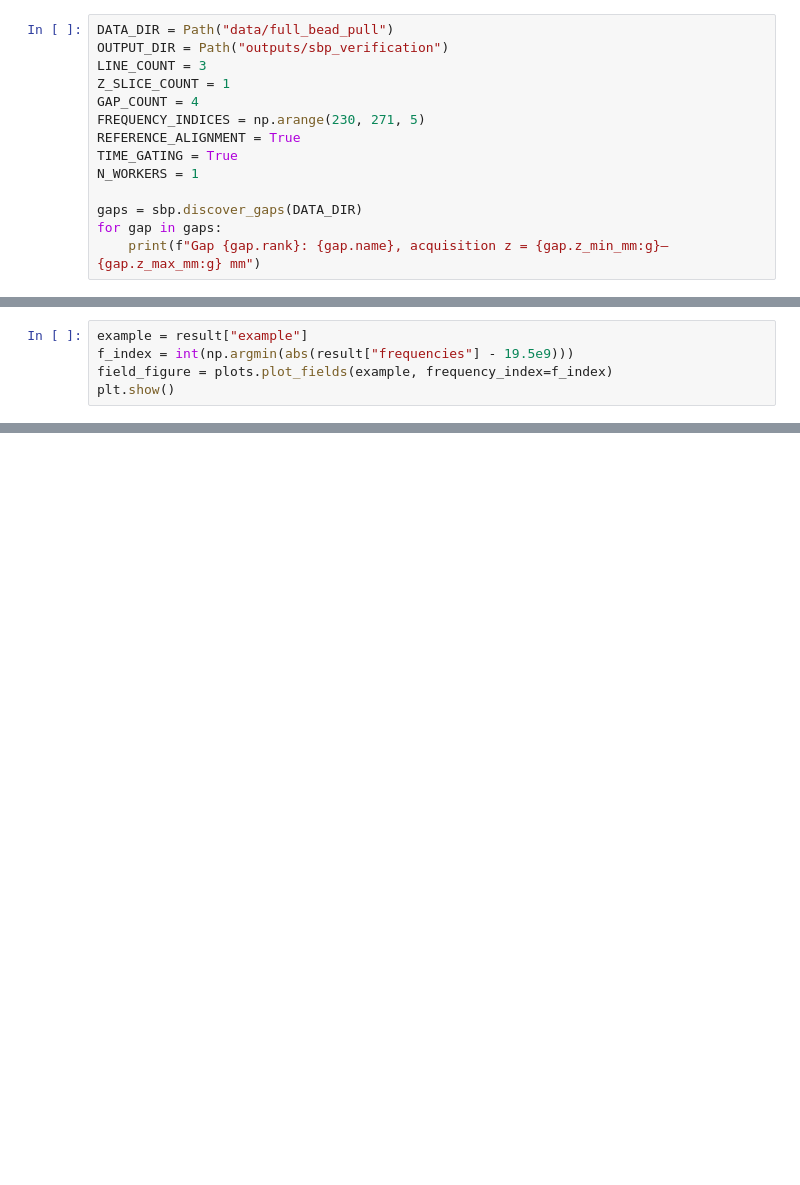
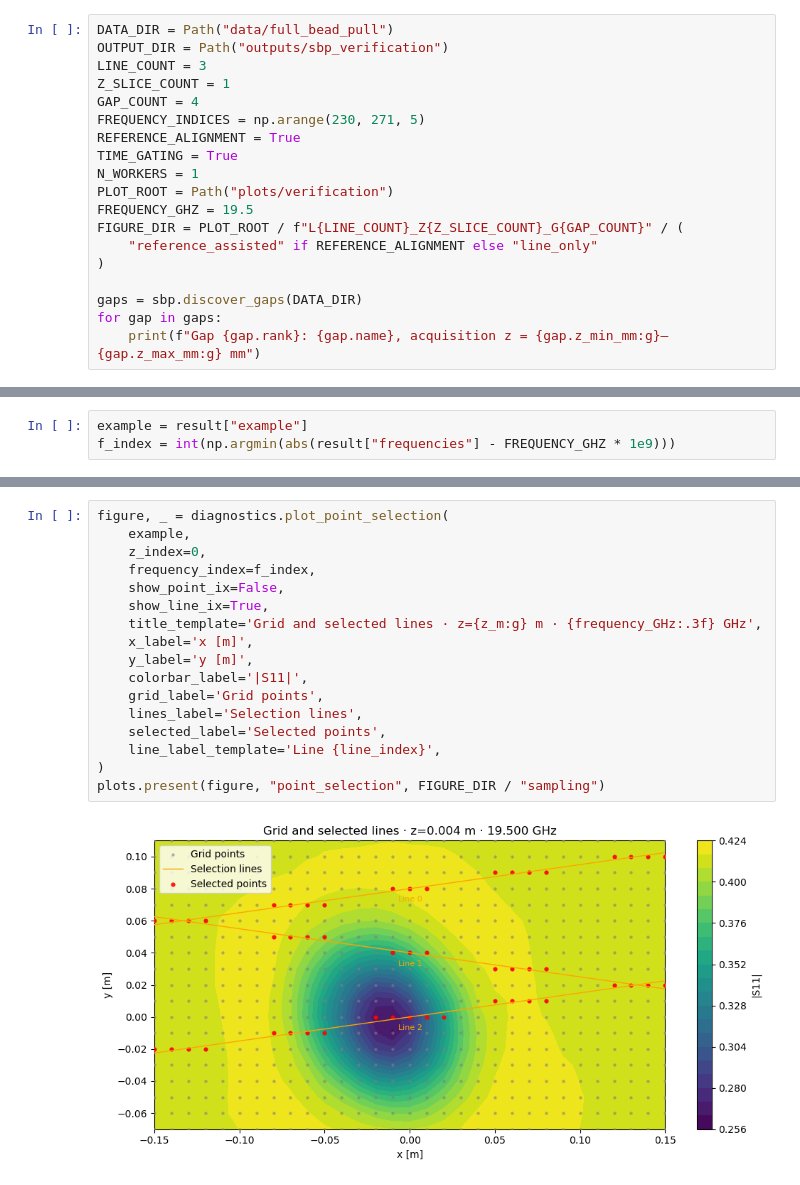
Before and after one commit to nabil-2/madmax-sbp, a Jupyter notebook: sbp_verification.ipynb, the cells around one changed output, grey strips where cells are left out. Saved outputs shown, nothing was run; the diff lists cells and outputs as text; blank space fills up the shorter version.

Commit message:
Restore full verification diagnostics with rendered notebook plots

```diff
--- a/sbp_verification.ipynb
+++ b/sbp_verification.ipynb
@@ -22,6 +20,11 @@ FREQUENCY_INDICES = np.arange(230, 271, 5)
 REFERENCE_ALIGNMENT = True
 TIME_GATING = True
 N_WORKERS = 1
+PLOT_ROOT = Path("plots/verification")
+FREQUENCY_GHZ = 19.5
+FIGURE_DIR = PLOT_ROOT / f"L{LINE_COUNT}_Z{Z_SLICE_COUNT}_G{GAP_COUNT}" / (
+    "reference_assisted" if REFERENCE_ALIGNMENT else "line_only"
+)
 
 gaps = sbp.discover_gaps(DATA_DIR)
 for gap in gaps:
@@ -50,5 +75,3 @@ White dots: retained samples. Residual: complex difference / full-grid RMS.
 # %%
 example = result["example"]
-f_index = int(np.argmin(abs(result["frequencies"] - 19.5e9)))
-field_figure = plots.plot_fields(example, frequency_index=f_index)
-plt.show()
+f_index = int(np.argmin(abs(result["frequencies"] - FREQUENCY_GHZ * 1e9)))
@@ -66,0 +80,19 @@ ET arrays use `(z, frequency)`; z retains the acquisition-relative coordinate.
+# %%
+figure, _ = diagnostics.plot_point_selection(
+    example,
+    z_index=0,
+    frequency_index=f_index,
+    show_point_ix=False,
+    show_line_ix=True,
+    title_template='Grid and selected lines · z={z_m:g} m · {frequency_GHz:.3f} GHz',
+    x_label='x [m]',
+    y_label='y [m]',
+    colorbar_label='|S11|',
+    grid_label='Grid points',
+    lines_label='Selection lines',
+    selected_label='Selected points',
+    line_label_template='Line {line_index}',
+)
+plots.present(figure, "point_selection", FIGURE_DIR / "sampling")
+# %% [output]
+[figure, added]
```
Also changed, not shown: parts of 36 cells of this notebook, 2 other files.
